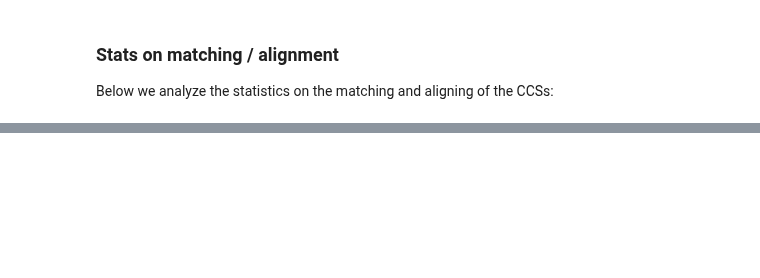
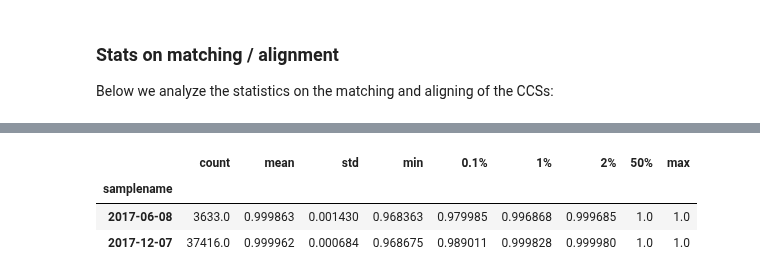
Before and after one commit to jbloomlab/IFNsorted_flu_single_cell, a Jupyter notebook: pacbio_analysis.ipynb, the cells around one changed output, grey strips where cells are left out. Saved outputs shown, nothing was run; the diff lists cells and outputs as text; code cells hidden in the pictures; blank space fills up the shorter version.

```diff
--- a/pacbio_analysis.ipynb
+++ b/pacbio_analysis.ipynb
@@ -368,0 +389,2 @@ However, the *CCS aligned* category is only modestly larger than the *gene align
+# %%
+df_aligned = df_all.query('gene_aligned').reset_index(drop=True)
@@ -368,0 +399,3 @@ However, the *CCS aligned* category is only modestly larger than the *gene align
+# %%
+df_aligned['pass_QC'] = True
+df_aligned['QC_fail_reason'] = 'passes'
@@ -368,0 +407,12 @@ However, the *CCS aligned* category is only modestly larger than the *gene align
+# %%
+(df_aligned
+    .query('pass_QC')
+    .groupby('samplename')
+    .barcode_accuracy
+    .describe(percentiles=[0.001, 0.01, 0.02])
+    )
+# %% [output]
+|  | count | mean | std | min | 0.1% | 1% | 2% | 50% | max |
+| samplename |  |  |  |  |  |  |  |  |  |
+| 2017-06-08 | 3633.0 | 0.999863 | 0.001430 | 0.968363 | 0.979985 | 0.996868 | 0.999685 | 1.0 | 1.0 |
+| 2017-12-07 | 37416.0 | 0.999962 | 0.000684 | 0.968675 | 0.989011 | 0.999828 | 0.999980 | 1.0 | 1.0 |
```
Also changed, not shown: parts of 29 cells of this notebook.
